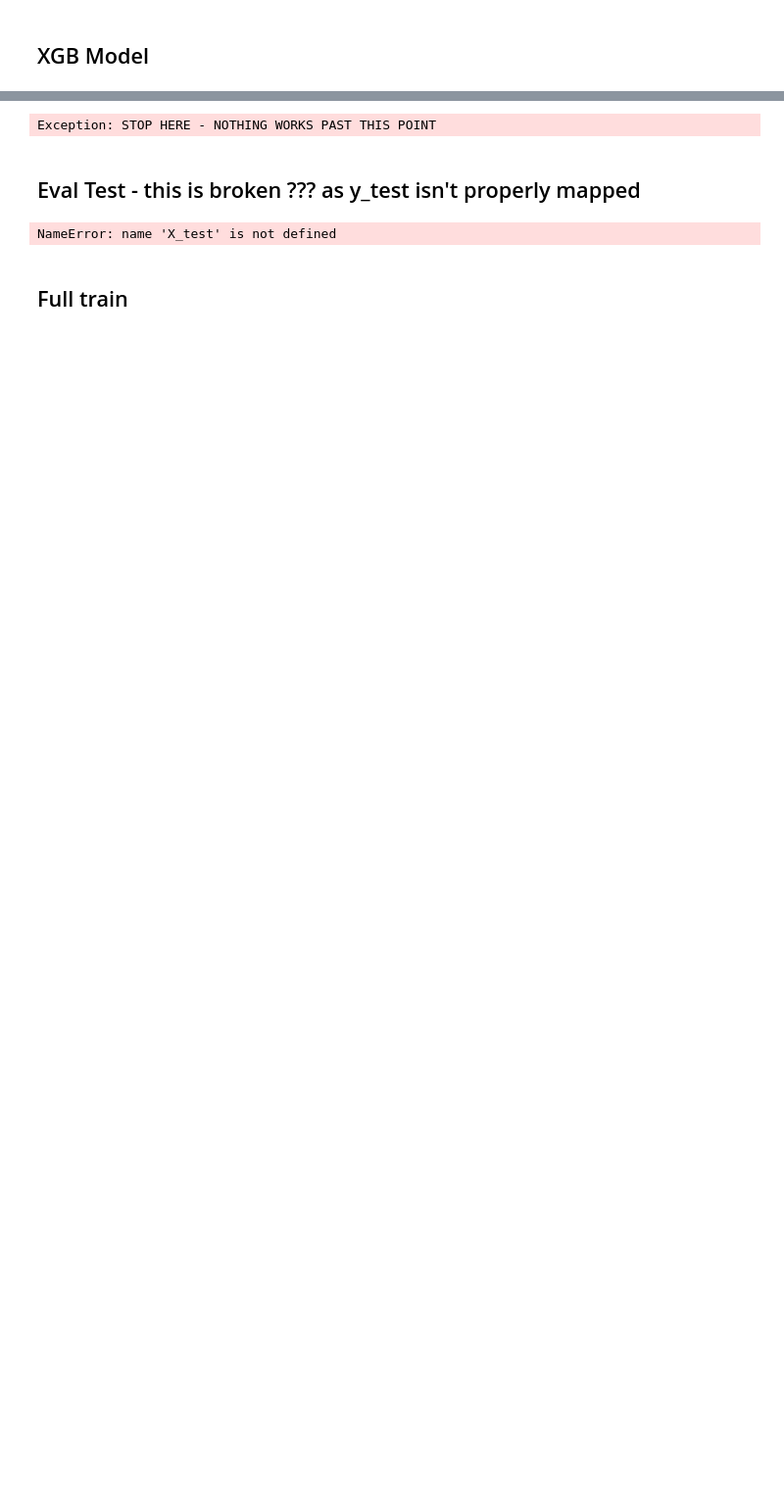
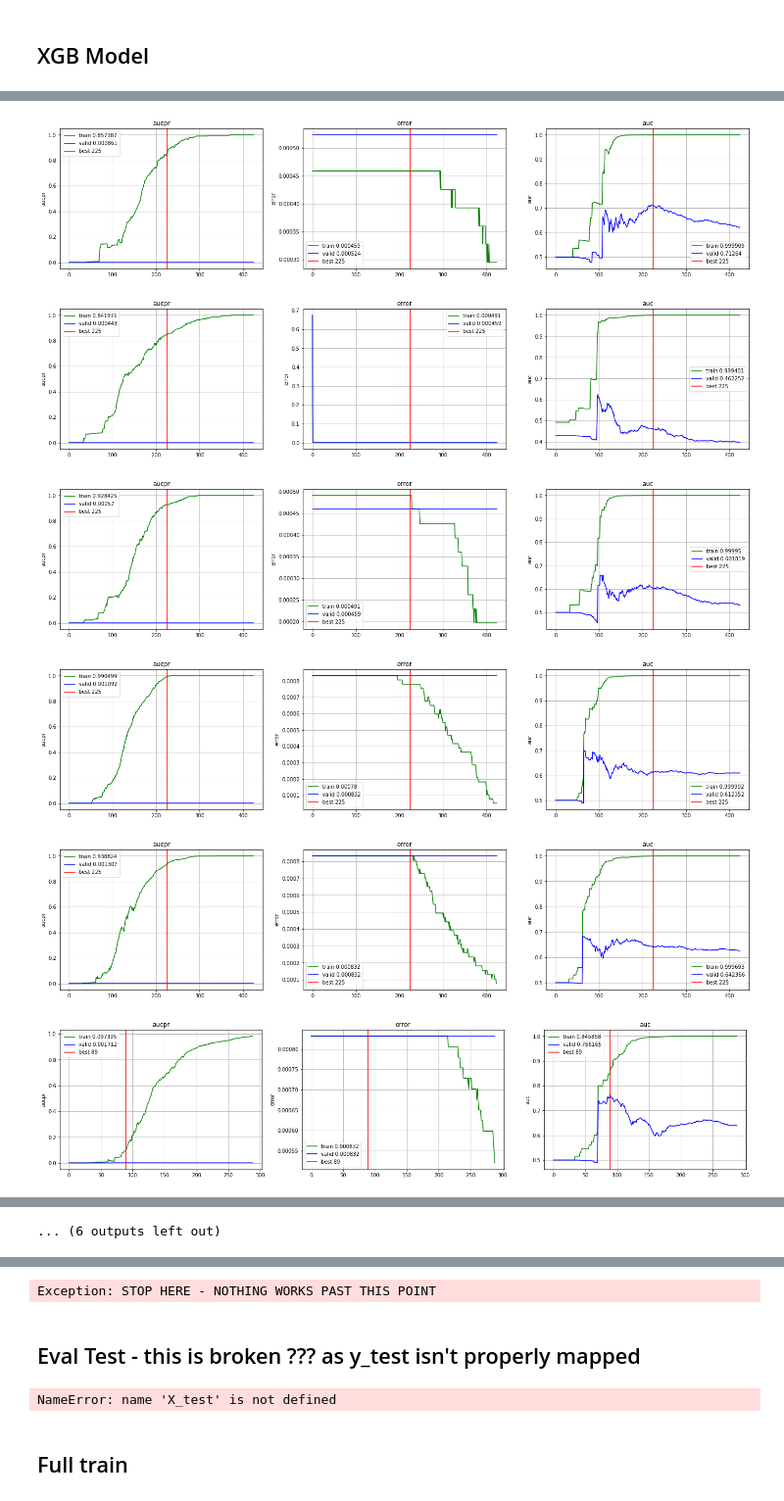
Before and after one commit to romirmoza/omop-cdm-postgresql, a Jupyter notebook: XGB_model_4.ipynb, the cells around one changed output, grey strips where cells are left out. Shown at 98% size. Drawn from its saved outputs; the diff is of its cells as text; code cells hidden in the pictures; blank space fills up the shorter version.

```diff
--- a/XGB_model_4.ipynb
+++ b/XGB_model_4.ipynb
@@ -433,8 +425,8 @@ def plot_perf(evals_result, best):
     metrics = list(evals_result[keys[0]].keys())
     epochs = len(evals_result[keys[0]][metrics[0]])
     num_plots = len(metrics)
-    x_axis = range(0, epochs)
-    fig, axs = plt.subplots(num_plots, 1, figsize=(10,5*num_plots))
+    x_axis = list(range(0, epochs))
+    fig, axs = plt.subplots(1, num_plots, figsize=(8*num_plots,5))
     for p in range(num_plots):
         axs[p].plot(x_axis, evals_result[keys[0]][metrics[p]],
                     label=keys[0]+' '+str(evals_result[keys[0]][metrics[p]][best]), c='g')
@@ -533,0 +561,11 @@ cv_scores_df
+# %%
+for w in w_df.columns:
+    for i in [0,1,2]:
+        plot_perf(w_df.loc[i,w]['evals_result'], w_df.loc[i,w]['best_iteration'])
+# %% [output]
+[figure, added]
+[figure, added]
+[figure, added]
+[figure, added]
+[figure, added]
+[figure, added]
@@ -534,3 +578,4 @@ cv_scores_df
+... (6 outputs left out)
 # %%
 # # %%time
 # # another way to calc CV, but no model is returned or retained
```
Also changed, not shown: parts of 19 cells of this notebook.
